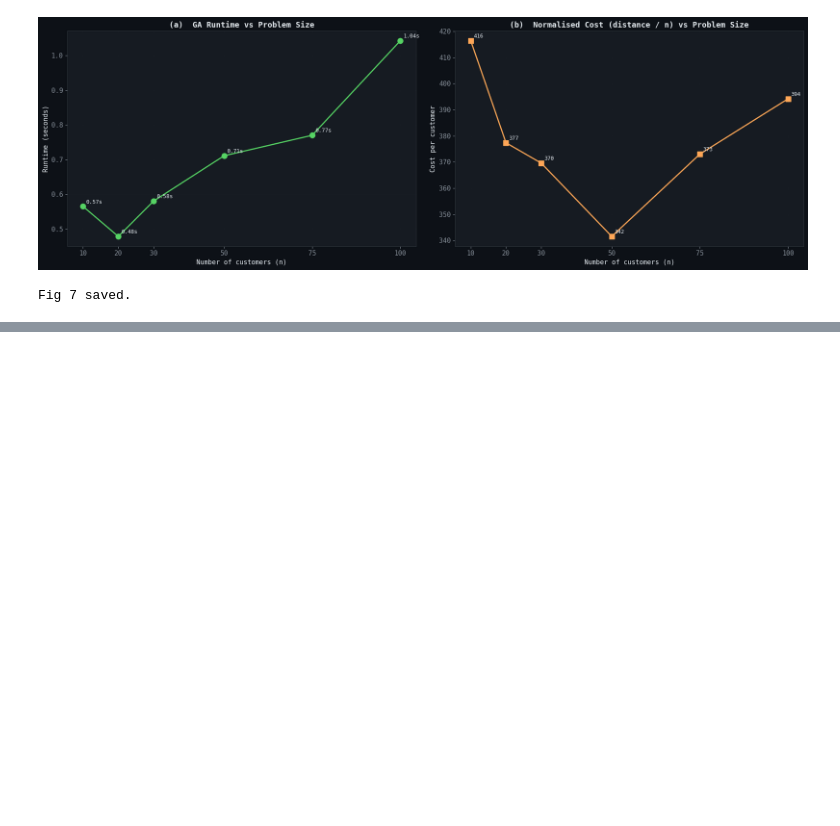
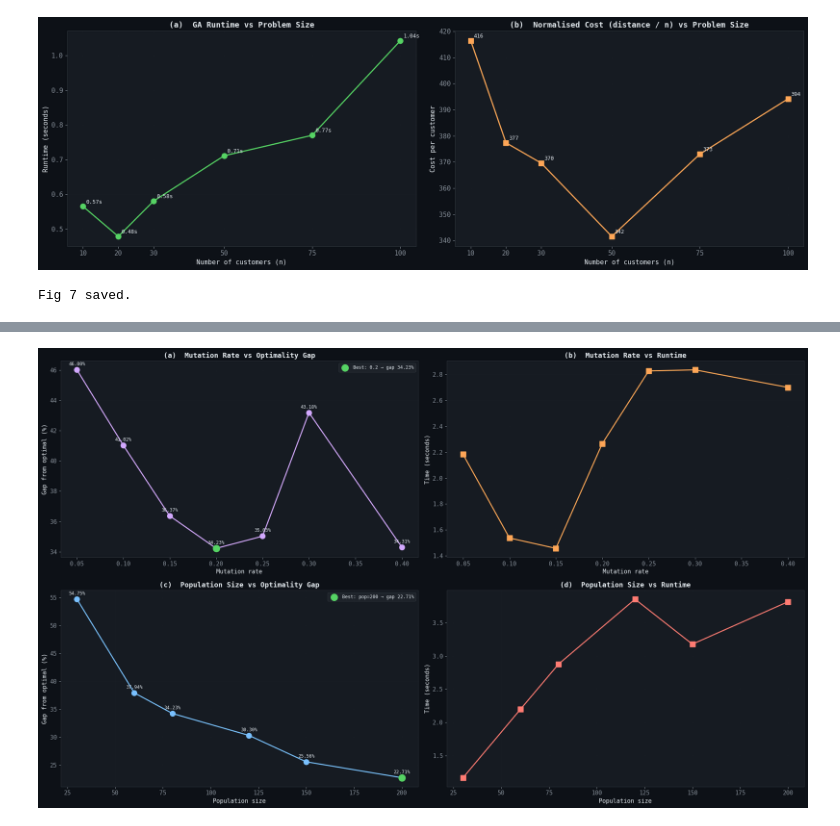
Before and after one commit to ms25940022-boop/IT5082-OM-Assignment, a Jupyter notebook: MS25940022_GA.ipynb, the cells around one changed output, grey strips where cells are left out. Drawn from its saved outputs; the diff is of its cells as text; code cells hidden in the pictures; blank space fills up the shorter version.

Commit message:
feat: added parameter sensitivity analysis

```diff
--- a/MS25940022_GA.ipynb
+++ b/MS25940022_GA.ipynb
@@ -709,0 +712,81 @@ Fig 7 saved.
+# %%
+# ═══════════════════════════════════════════════════════════════
+# Parameter Sensitivity — Mutation Rate & Population Size
+# ═══════════════════════════════════════════════════════════════
+N_GENS_SENS = 300   # shorter runs for sensitivity sweep
+
+# ── (A) Mutation rate ─────────────────────────────────────────
+mut_rates = [0.05, 0.10, 0.15, 0.20, 0.25, 0.30, 0.40]
+mut_res   = []
+print('Mutation rate sensitivity (300 gens, pop=80):')
+for mr in mut_rates:
+    ga_m = CVRP_GA(customers, demands, dist, CAPACITY,
+                   pop_size=80, mut_rate=mr, seed=99)
+    _, cost, _, rt = ga_m.run(generations=N_GENS_SENS, verbose=False)
+    gap = (cost - OPTIMAL_COST)/OPTIMAL_COST*100
+    mut_res.append({'mut_rate': mr, 'cost': cost, 'gap': gap, 'time': rt})
+    print(f'  mut={mr:.2f}  cost={cost:>8,}  gap={gap:.2f}%  time={rt:.1f}s')
+
+# ── (B) Population size ───────────────────────────────────────
+pop_sizes = [30, 60, 80, 120, 150, 200]
+pop_res   = []
+print('\nPopulation size sensitivity (300 gens, mut=0.20):')
+for ps in pop_sizes:
+    ga_p = CVRP_GA(customers, demands, dist, CAPACITY,
+                   pop_size=ps, mut_rate=0.20, seed=99)
+    _, cost, _, rt = ga_p.run(generations=N_GENS_SENS, verbose=False)
+    gap = (cost - OPTIMAL_COST)/OPTIMAL_COST*100
+    pop_res.append({'pop_size': ps, 'cost': cost, 'gap': gap, 'time': rt})
+    print(f'  pop={ps:>3}  cost={cost:>8,}  gap={gap:.2f}%  time={rt:.1f}s')
+
+fig, axes = plt.subplots(2, 2, figsize=(20, 12), facecolor=DARK_BG)
+
+# Mutation rate — gap
+ax = axes[0,0]
+xs = [r['mut_rate'] for r in mut_res]
+ys = [r['gap']      for r in mut_res]
+ax.plot(xs, ys, '-o', color=C_PURPLE, linewidth=2, markersize=10)
+best_mr = min(mut_res, key=lambda r: r['gap'])
+ax.scatter([best_mr['mut_rate']], [best_mr['gap']], color=C_GREEN, s=160, zorder=5,
+           label=f'Best: {best_mr["mut_rate"]} → gap {best_mr["gap"]:.2f}%')
+for r in mut_res:
+    ax.annotate(f'{r["gap"]:.2f}%', (r['mut_rate'], r['gap']),
+                xytext=(0,8), textcoords='offset points', ha='center', fontsize=8.5)
+ax.set_title('(a)  Mutation Rate vs Optimality Gap')
+ax.set_xlabel('Mutation rate'); ax.set_ylabel('Gap from optimal (%)')
+ax.legend(fontsize=8.5); ax.grid(True, alpha=0.25)
+
+# Mutation rate — runtime
+ax2 = axes[0,1]
+ax2.plot(xs, [r['time'] for r in mut_res], '-s', color=C_ORANGE, linewidth=2, markersize=10)
+ax2.set_title('(b)  Mutation Rate vs Runtime')
+ax2.set_xlabel('Mutation rate'); ax2.set_ylabel('Time (seconds)')
+ax2.grid(True, alpha=0.25)
+
+# Pop size — gap
+ax3 = axes[1,0]
+ps_vals = [r['pop_size'] for r in pop_res]
+gp_vals = [r['gap']      for r in pop_res]
+ax3.plot(ps_vals, gp_vals, '-o', color=C_BLUE, linewidth=2, markersize=10)
+best_ps = min(pop_res, key=lambda r: r['gap'])
+ax3.scatter([best_ps['pop_size']], [best_ps['gap']], color=C_GREEN, s=160, zorder=5,
+            label=f'Best: pop={best_ps["pop_size"]} → gap {best_ps["gap"]:.2f}%')
+for r in pop_res:
+    ax3.annotate(f'{r["gap"]:.2f}%', (r['pop_size'], r['gap']),
+                 xytext=(0,8), textcoords='offset points', ha='center', fontsize=8.5)
+ax3.set_title('(c)  Population Size vs Optimality Gap')
+ax3.set_xlabel('Population size'); ax3.set_ylabel('Gap from optimal (%)')
+ax3.legend(fontsize=8.5); ax3.grid(True, alpha=0.25)
+
+# Pop size — runtime
+ax4 = axes[1,1]
+ax4.plot(ps_vals, [r['time'] for r in pop_res], '-s', color=C_RED, linewidth=2, markersize=10)
+ax4.set_title('(d)  Population Size vs Runtime')
+ax4.set_xlabel('Population size'); ax4.set_ylabel('Time (seconds)')
+ax4.grid(True, alpha=0.25)
+
+plt.tight_layout()
+plt.savefig('output/GA/fig8_sensitivity.png', dpi=150, bbox_inches='tight')
+plt.show()
+print('Fig 8 saved.')
+# %% [output]
@@ -709,0 +809 @@ Fig 7 saved.
+[figure, added]
```
Also changed, not shown: parts of 4 cells of this notebook, 3 other files.
